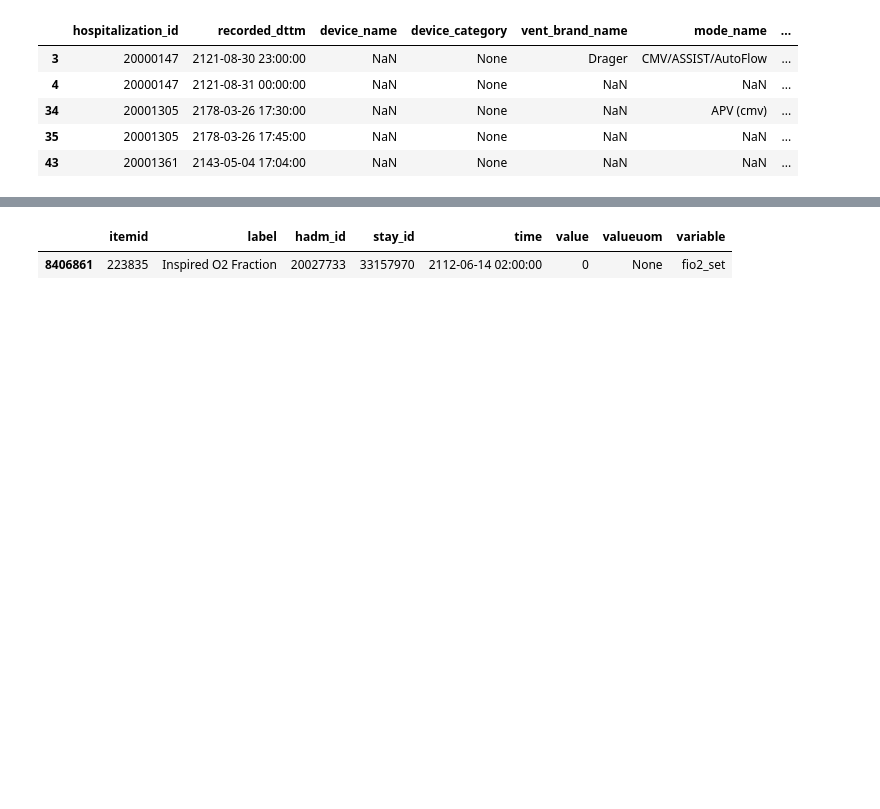
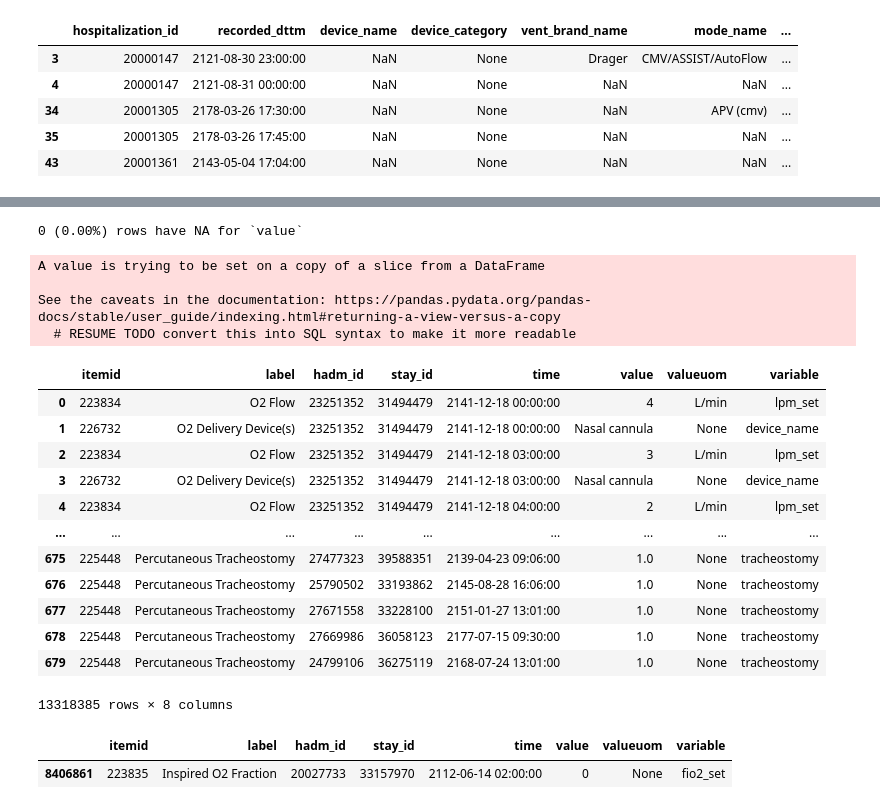
Before and after one commit to oldsandiaz/mimicclif, a Jupyter notebook: notebooks/resp_dev.ipynb, the cells around one changed output, grey strips where cells are left out. Cells and saved outputs as stored; diff of their text form; code cells hidden in the pictures; blank space fills up the shorter version.

```diff
--- a/notebooks/resp_dev.ipynb
+++ b/notebooks/resp_dev.ipynb
@@ -205,0 +269,5 @@ KeyError: 'fio2_set'
+# %%
+df_remove_none_value_rows = p.data['_remove_none_value_rows']
+mask = df_remove_none_value_rows['value'].isna()
+print(f"{mask.sum()} ({mask.mean()*100:.2f}%) rows have NA for `value`")
+df_remove_none_value_rows.head()
@@ -205,0 +282,19 @@ KeyError: 'fio2_set'
+# %%
+df = p.data['_remove_none_value_rows']
+query = '''
+SELECT *,
+CASE
+    WHEN CAST(value AS DOUBLE) >= 20 AND CAST(value AS DOUBLE) <= 100 THEN CAST(value AS DOUBLE) / 100
+    WHEN CAST(value AS DOUBLE) > 1 AND CAST(value AS DOUBLE) < 20 THEN NULL
+    WHEN CAST(value AS DOUBLE) > 0.2 AND CAST(value AS DOUBLE) <= 1 THEN CAST(value AS DOUBLE)
+    ELSE NULL
+END AS value
+FROM df
+WHERE variable = 'fio2_set'
+'''
+df2 = duckdb.query(query).df()
+mask = df2['value'].isna()
+print(f"{mask.sum()} ({mask.mean()*100:.2f}%) rows have NA for `value`")
+# df2.dropna(subset=['value'], inplace=True)
+# %% [output]
+0 (0.00%) rows have NA for `value`
@@ -206,3 +303,23 @@ KeyError: 'fio2_set'
+# %%
+p._clean_fio2_set(df_remove_none_value_rows)
+# %% [output]
+A value is trying to be set on a copy of a slice from a DataFrame
+
+See the caveats in the documentation: https://pandas.pydata.org/pandas-docs/stable/user_guide/indexing.html#returning-a-view-versus-a-copy
+  # RESUME TODO convert this into SQL syntax to make it more readable
+|  | itemid | label | hadm_id | stay_id | time | value | valueuom | variable |
+| 0 | 223834 | O2 Flow | 23251352 | 31494479 | 2141-12-18 00:00:00 | 4 | L/min | lpm_set |
+| 1 | 226732 | O2 Delivery Device(s) | 23251352 | 31494479 | 2141-12-18 00:00:00 | Nasal cannula | None | device_name |
+| 2 | 223834 | O2 Flow | 23251352 | 31494479 | 2141-12-18 03:00:00 | 3 | L/min | lpm_set |
+| 3 | 226732 | O2 Delivery Device(s) | 23251352 | 31494479 | 2141-12-18 03:00:00 | Nasal cannula | None | device_name |
+| 4 | 223834 | O2 Flow | 23251352 | 31494479 | 2141-12-18 04:00:00 | 2 | L/min | lpm_set |
+| ... | ... | ... | ... | ... | ... | ... | ... | ... |
+| 675 | 225448 | Percutaneous Tracheostomy | 27477323 | 39588351 | 2139-04-23 09:06:00 | 1.0 | None | tracheostomy |
+| 676 | 225448 | Percutaneous Tracheostomy | 25790502 | 33193862 | 2145-08-28 16:06:00 | 1.0 | None | tracheostomy |
+| 677 | 225448 | Percutaneous Tracheostomy | 27671558 | 33228100 | 2151-01-27 13:01:00 | 1.0 | None | tracheostomy |
+| 678 | 225448 | Percutaneous Tracheostomy | 27669986 | 36058123 | 2177-07-15 09:30:00 | 1.0 | None | tracheostomy |
+| 679 | 225448 | Percutaneous Tracheostomy | 24799106 | 36275119 | 2168-07-24 13:01:00 | 1.0 | None | tracheostomy |
+13318385 rows × 8 columns
 # %%
 mask = (src_df['hadm_id'] == 20027733) \
     & (src_df['time'] == pd.to_datetime('2112-06-14 02:00:00'))
```
Also changed, not shown: parts of 20 cells of this notebook, 3 other files.
